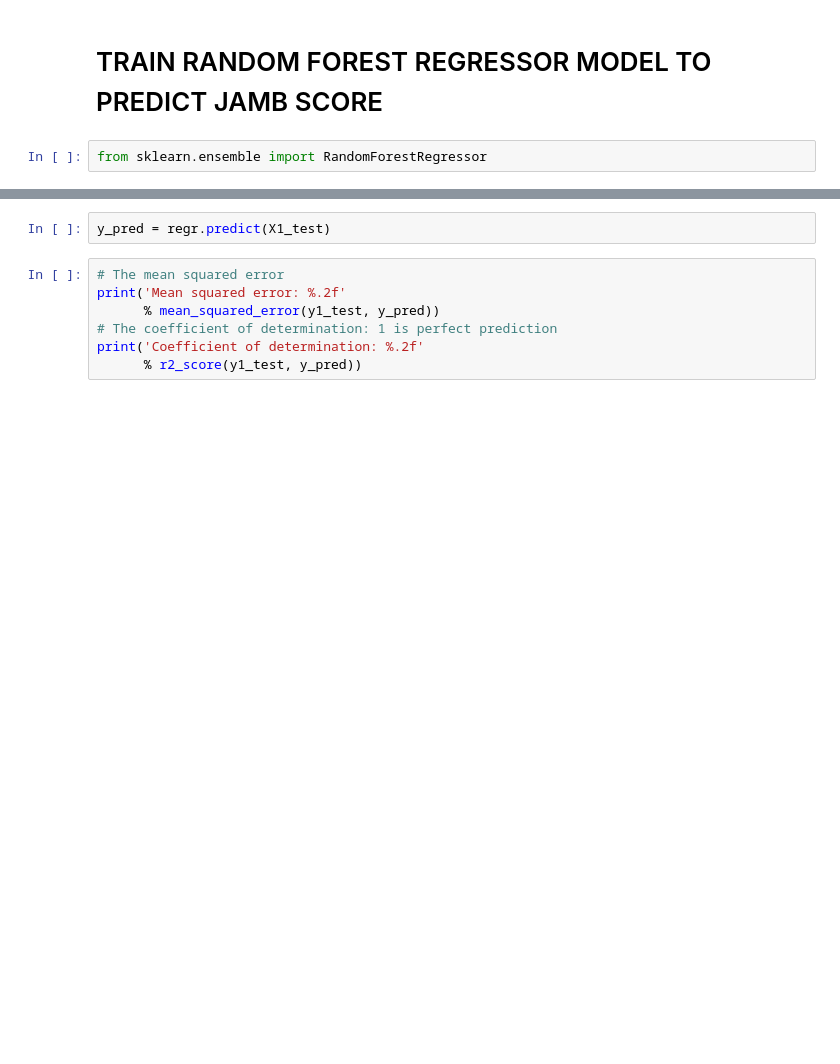
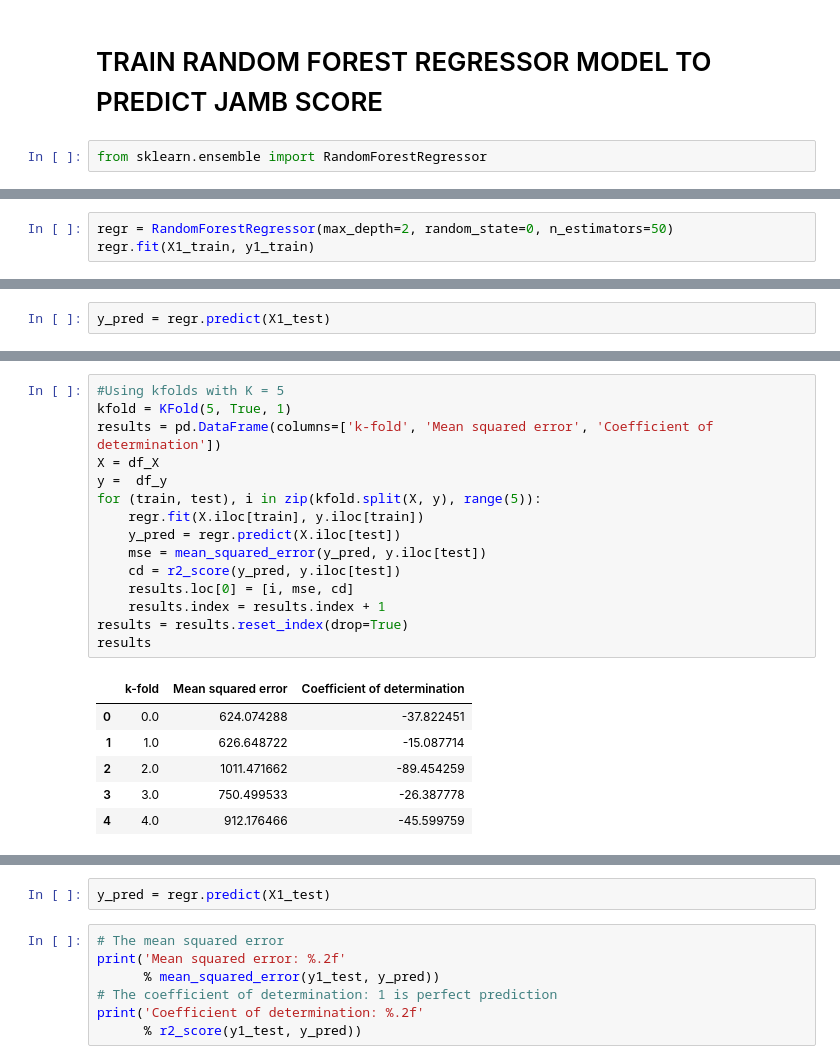
Before and after one commit to Free-tek/Student-Jamb-Performance-Prediction-from-Highschool-Performance, a Jupyter notebook: Neco Result Prediction.ipynb, the cells around one changed output, grey strips where cells are left out. Saved outputs shown, nothing was run; the diff lists cells and outputs as text; blank space fills up the shorter version.

```diff
--- a/Neco Result Prediction.ipynb
+++ b/Neco Result Prediction.ipynb
@@ -1169,0 +1230,3 @@ RandomForestRegressor(bootstrap=True, ccp_alpha=0.0, criterion='mse',
+# %%
+regr = RandomForestRegressor(max_depth=2, random_state=0, n_estimators=50)
+regr.fit(X1_train, y1_train)
@@ -1169,0 +1241,2 @@ RandomForestRegressor(bootstrap=True, ccp_alpha=0.0, criterion='mse',
+# %%
+y_pred = regr.predict(X1_test)
@@ -1169,0 +1253,22 @@ RandomForestRegressor(bootstrap=True, ccp_alpha=0.0, criterion='mse',
+# %%
+#Using kfolds with K = 5
+kfold = KFold(5, True, 1)
+results = pd.DataFrame(columns=['k-fold', 'Mean squared error', 'Coefficient of determination'])
+X = df_X
+y =  df_y
+for (train, test), i in zip(kfold.split(X, y), range(5)):
+    regr.fit(X.iloc[train], y.iloc[train])
+    y_pred = regr.predict(X.iloc[test])
+    mse = mean_squared_error(y_pred, y.iloc[test])
+    cd = r2_score(y_pred, y.iloc[test])
+    results.loc[0] = [i, mse, cd]
+    results.index = results.index + 1
+results = results.reset_index(drop=True)
+results
+# %% [output]
+|  | k-fold | Mean squared error | Coefficient of determination |
+| 0 | 0.0 | 624.074288 | -37.822451 |
+| 1 | 1.0 | 626.648722 | -15.087714 |
+| 2 | 2.0 | 1011.471662 | -89.454259 |
+| 3 | 3.0 | 750.499533 | -26.387778 |
+| 4 | 4.0 | 912.176466 | -45.599759 |
```
Also changed, not shown: parts of 23 cells of this notebook.
